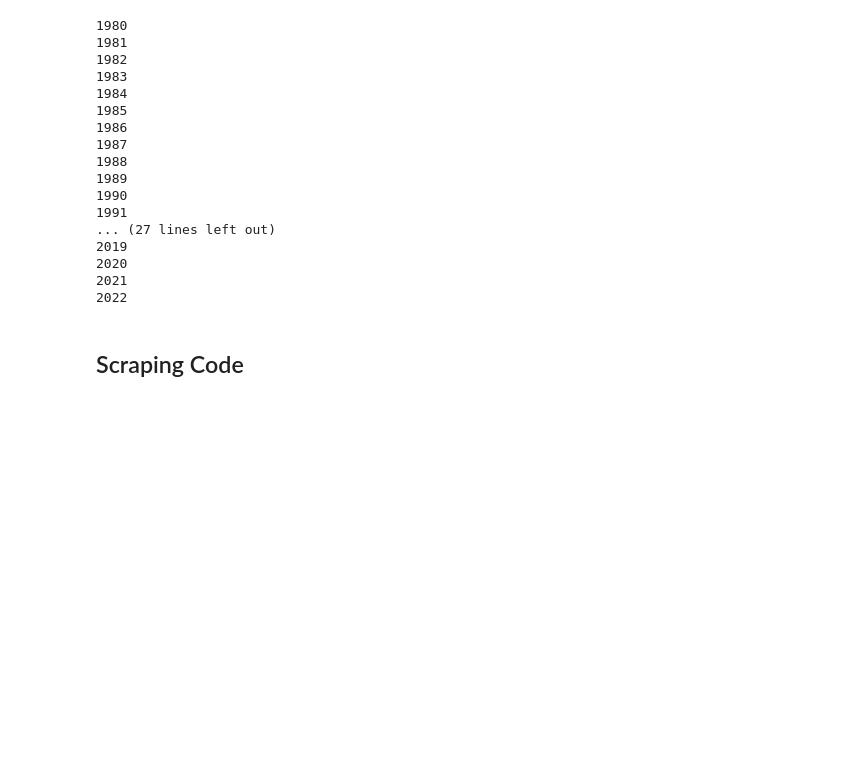
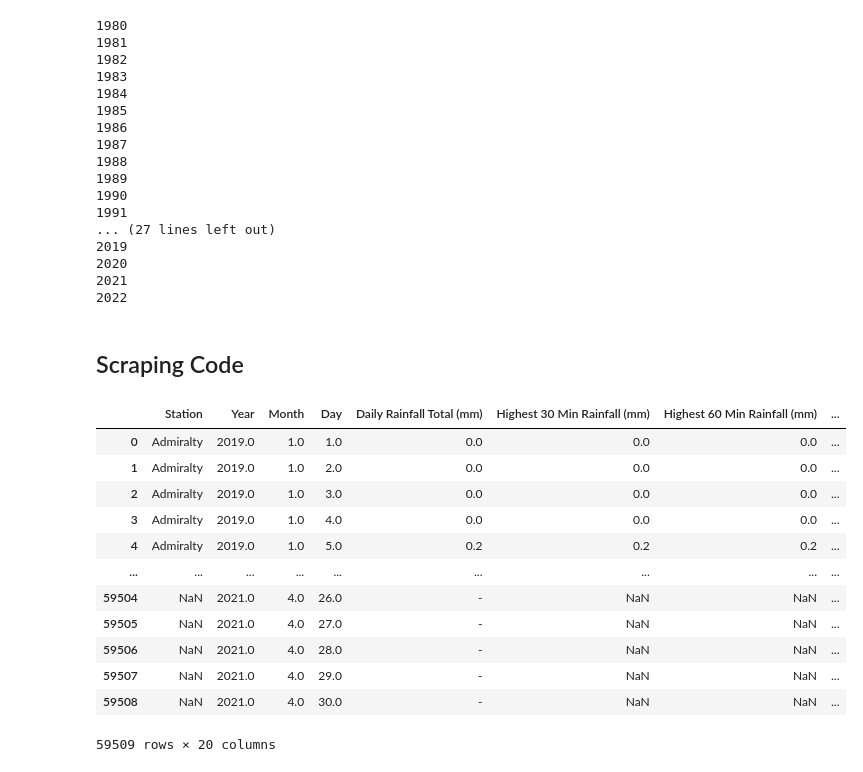
Before and after one commit to joel-quek/Project-4-Dengue-Prediction-Model, a Jupyter notebook: Joel/scrape1.ipynb, the cells around one changed output. Drawn from its saved outputs; the diff is of its cells as text; code cells hidden in the pictures; blank space fills up the shorter version.

```diff
--- a/Joel/scrape1.ipynb
+++ b/Joel/scrape1.ipynb
@@ -348,16 +348,30 @@ for i in range(1980,2023):
 # %%
 def weather(start_date, end_date):
     df_list = []
-    for i in cityname_list:
-        for j in range(int(start_date),int(end_date)+1): # range(1980,2023)
-            for k in range(1,13):
+    for i in range(int(start_date),int(end_date)+1):
+        for j in cityname_list: # range(1980,2023)
+            for k in ['01','02','03','04','05','06','07','08','09','10','11','12']:
                 try:
-                    requests.get(f"http://www.weather.gov.sg/files/dailydata/DAILYDATA_{i}_{j}{k}.csv")
-                    df = pd.read_csv("http://www.weather.gov.sg/files/dailydata/DAILYDATA_{i}_{j}{k}.csv", encoding='ISO-8859-1')
+                    requests.get(f"http://www.weather.gov.sg/files/dailydata/DAILYDATA_{j}_{str(i)}{k}.csv")
+                    df = pd.read_csv(f"http://www.weather.gov.sg/files/dailydata/DAILYDATA_{j}_{str(i)}{k}.csv", encoding='ISO-8859-1')
                     df_list.append(df)
                 except:
                     pass
     dfs = pd.concat(df_list,ignore_index=True)
     return dfs
 # %%
-weather(2021, 2022)
+weather(2019, 2021)
+# %% [output]
+|  | Station | Year | Month | Day | Daily Rainfall Total (mm) | Highest 30 Min Rainfall (mm) | Highest 60 Min Rainfall (mm) | ... |
+| 0 | Admiralty | 2019.0 | 1.0 | 1.0 | 0.0 | 0.0 | 0.0 | ... |
+| 1 | Admiralty | 2019.0 | 1.0 | 2.0 | 0.0 | 0.0 | 0.0 | ... |
+| 2 | Admiralty | 2019.0 | 1.0 | 3.0 | 0.0 | 0.0 | 0.0 | ... |
+| 3 | Admiralty | 2019.0 | 1.0 | 4.0 | 0.0 | 0.0 | 0.0 | ... |
+| 4 | Admiralty | 2019.0 | 1.0 | 5.0 | 0.2 | 0.2 | 0.2 | ... |
+| ... | ... | ... | ... | ... | ... | ... | ... | ... |
+| 59504 | NaN | 2021.0 | 4.0 | 26.0 | - | NaN | NaN | ... |
+| 59505 | NaN | 2021.0 | 4.0 | 27.0 | - | NaN | NaN | ... |
+| 59506 | NaN | 2021.0 | 4.0 | 28.0 | - | NaN | NaN | ... |
+| 59507 | NaN | 2021.0 | 4.0 | 29.0 | - | NaN | NaN | ... |
+| 59508 | NaN | 2021.0 | 4.0 | 30.0 | - | NaN | NaN | ... |
+59509 rows × 20 columns
```
